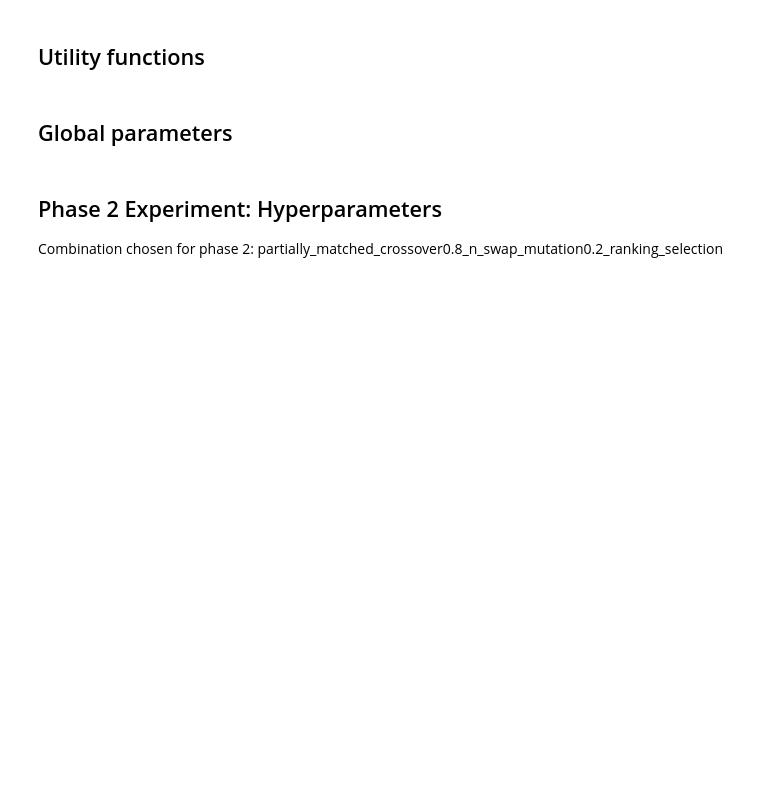
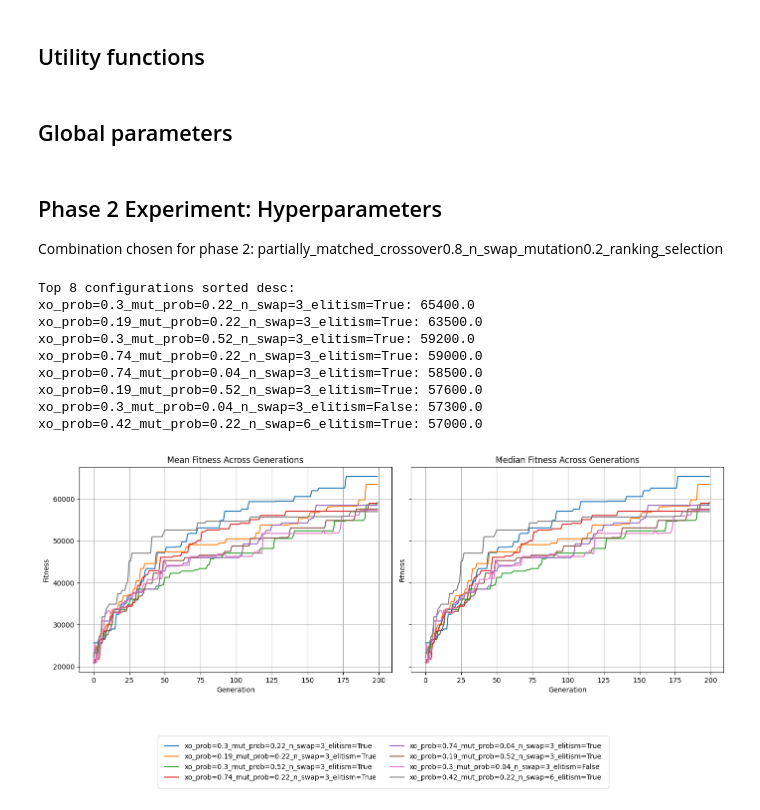
Before and after one commit to gcordeirofm/CIFO25_42, a Jupyter notebook: project/phase_2.ipynb, the cells around one changed output. Cells and saved outputs as stored; diff of their text form; code cells hidden in the pictures; blank space fills up the shorter version.

Commit message:
phase 2 w viz

```diff
--- a/project/phase_2.ipynb
+++ b/project/phase_2.ipynb
@@ -70,8 +70,8 @@ def plot_fitness_over_gen(fitness_dfs: dict[str, pd.DataFrame]):
 ## Global parameters
 # %%
 POP_SIZE = 50
-GENERATIONS = 200 # Increased because Phase 1 didn't seem to be converging yet
-NBR_RUNS = 1
+GENERATIONS = 150 # Increased because Phase 1 didn't seem to be converging yet
+NBR_RUNS = 30
 # %% [markdown]
 ## Phase 2 Experiment: Hyperparameters
 Combination chosen for phase 2: partially_matched_crossover0.8_n_swap_mutation0.2_ranking_selection
@@ -126,0 +125,27 @@ for xo_prob in grid_params["xo_prob"]:
+# %%
+# Select the top 8 configurations with the highest mean fitness in the last generation
+last_gen_fitness = {
+    config: df[GENERATIONS - 1].mean() for config, df in finetune_fitness_results.items()
+}
+
+# Sort descending and take the top 8
+top_configs = sorted(last_gen_fitness, key=last_gen_fitness.get, reverse=True)[:8]
+
+print("Top 8 configurations sorted desc:")
+for config in top_configs:
+    print(f"{config}: {last_gen_fitness[config]}")
+
+# Dictionary for plotting
+top_fitness_dfs = {config: finetune_fitness_results[config] for config in top_configs}
+plot_fitness_over_gen(top_fitness_dfs)
+# %% [output]
+Top 8 configurations sorted desc:
+xo_prob=0.3_mut_prob=0.22_n_swap=3_elitism=True: 65400.0
+xo_prob=0.19_mut_prob=0.22_n_swap=3_elitism=True: 63500.0
+xo_prob=0.3_mut_prob=0.52_n_swap=3_elitism=True: 59200.0
+xo_prob=0.74_mut_prob=0.22_n_swap=3_elitism=True: 59000.0
+xo_prob=0.74_mut_prob=0.04_n_swap=3_elitism=True: 58500.0
+xo_prob=0.19_mut_prob=0.52_n_swap=3_elitism=True: 57600.0
+xo_prob=0.3_mut_prob=0.04_n_swap=3_elitism=False: 57300.0
+xo_prob=0.42_mut_prob=0.22_n_swap=6_elitism=True: 57000.0
+[figure, added]
```
Also changed, not shown: parts of 1 cell of this notebook.
